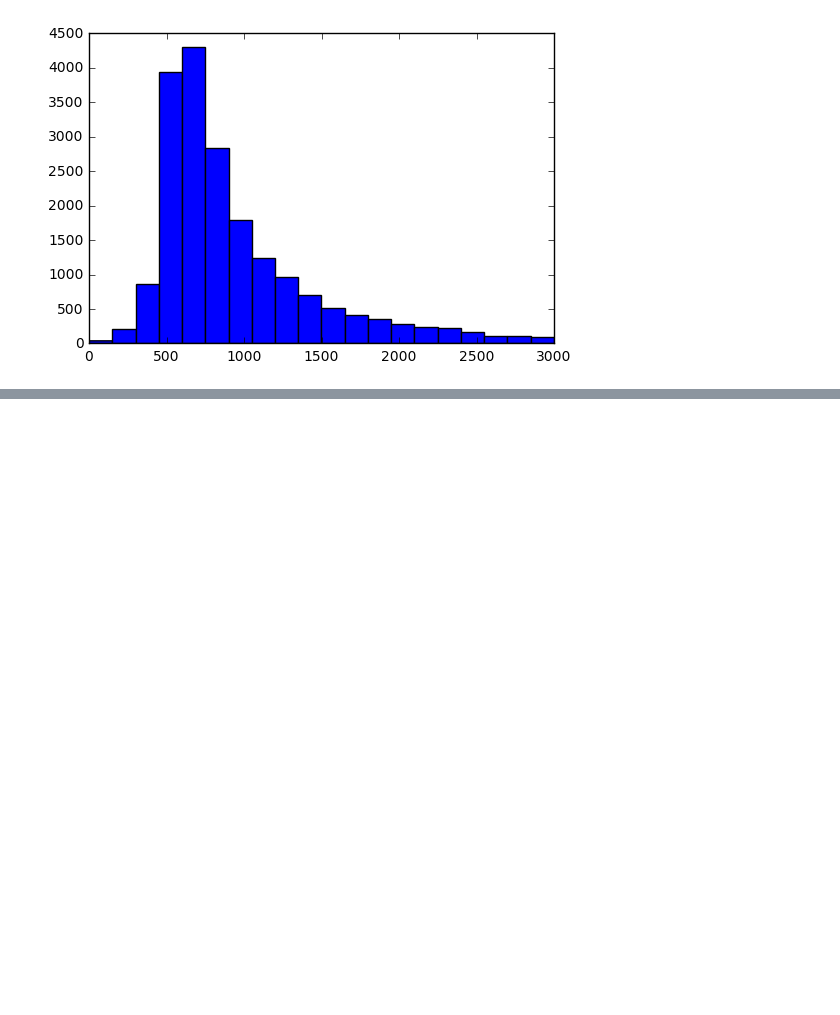
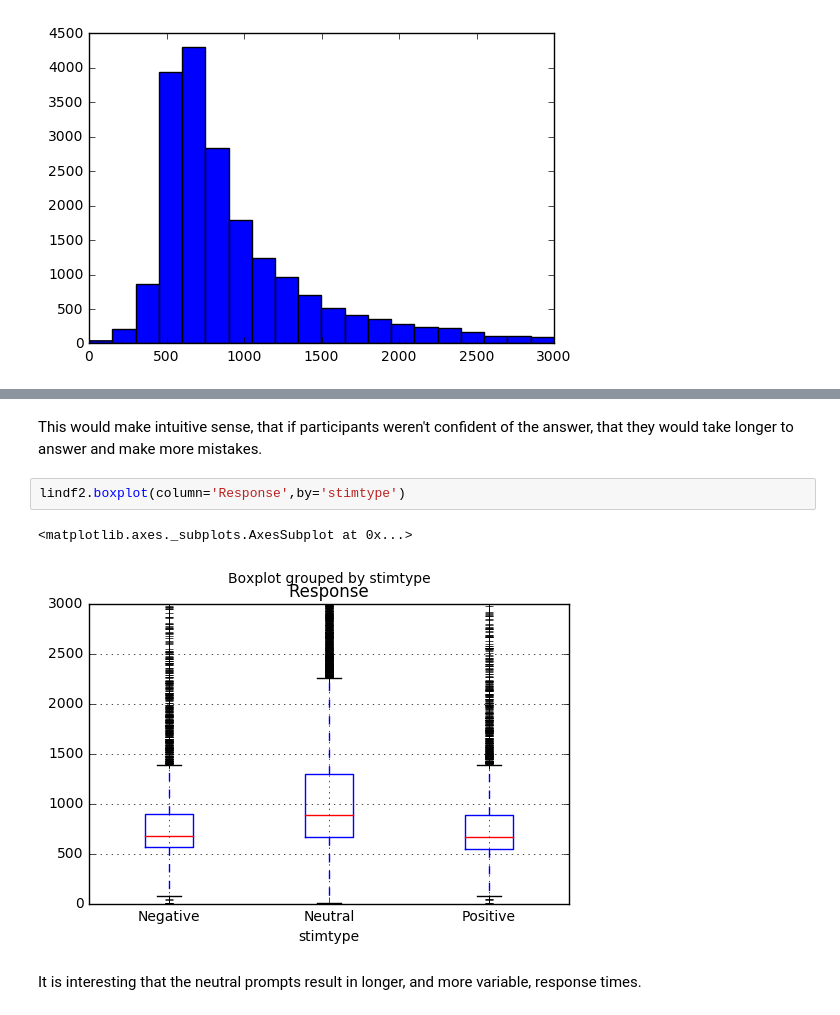
Before and after one commit to ericfuhrman/Springboard-Proj1, a Jupyter notebook: Springboard Project #1.ipynb, the cells around one changed output, grey strips where cells are left out. Drawn from its saved outputs; the diff is of its cells as text; blank space fills up the shorter version.

```diff
--- a/Springboard Project #1.ipynb
+++ b/Springboard Project #1.ipynb
@@ -160,0 +179,9 @@ ax.hist(lindf2['Response'],bins=20)
+# %% [markdown]
+This would make intuitive sense, that if participants weren't confident of the answer, that they would take longer to answer and make more mistakes.
+# %%
+lindf2.boxplot(column='Response',by='stimtype')
+# %% [output]
+<matplotlib.axes._subplots.AxesSubplot at 0x...>
+[figure, added]
+# %% [markdown]
+It is interesting that the neutral prompts result in longer, and more variable, response times.
```
Also changed, not shown: parts of 4 cells of this notebook.
